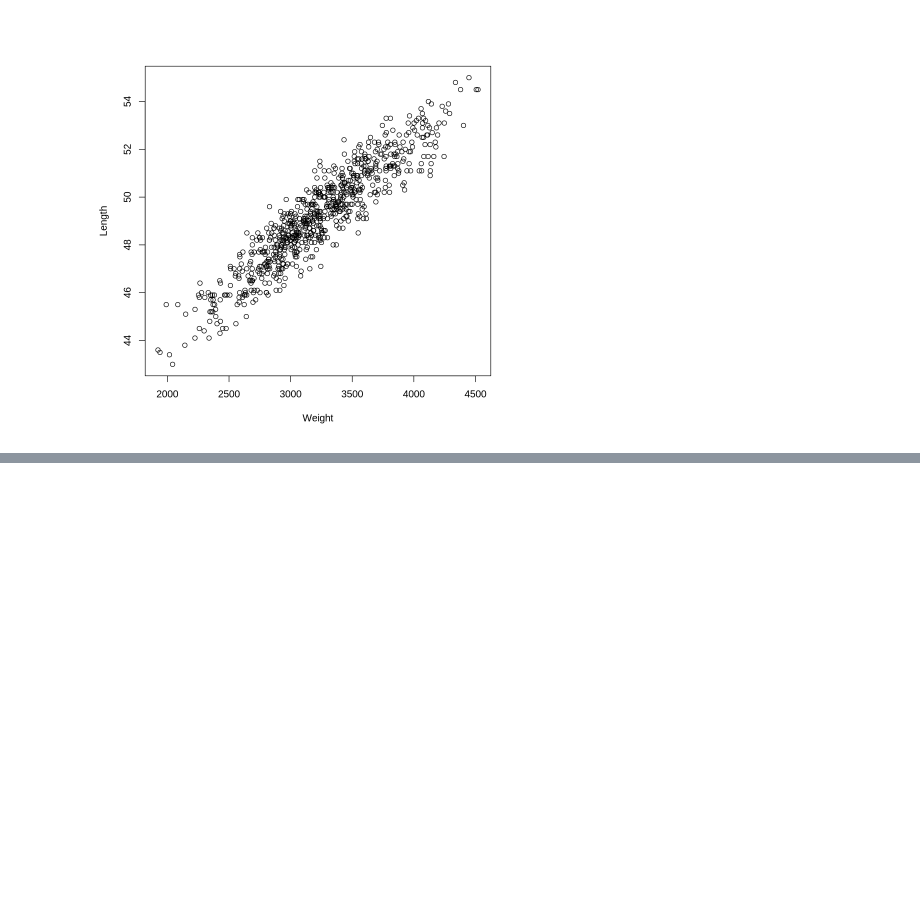
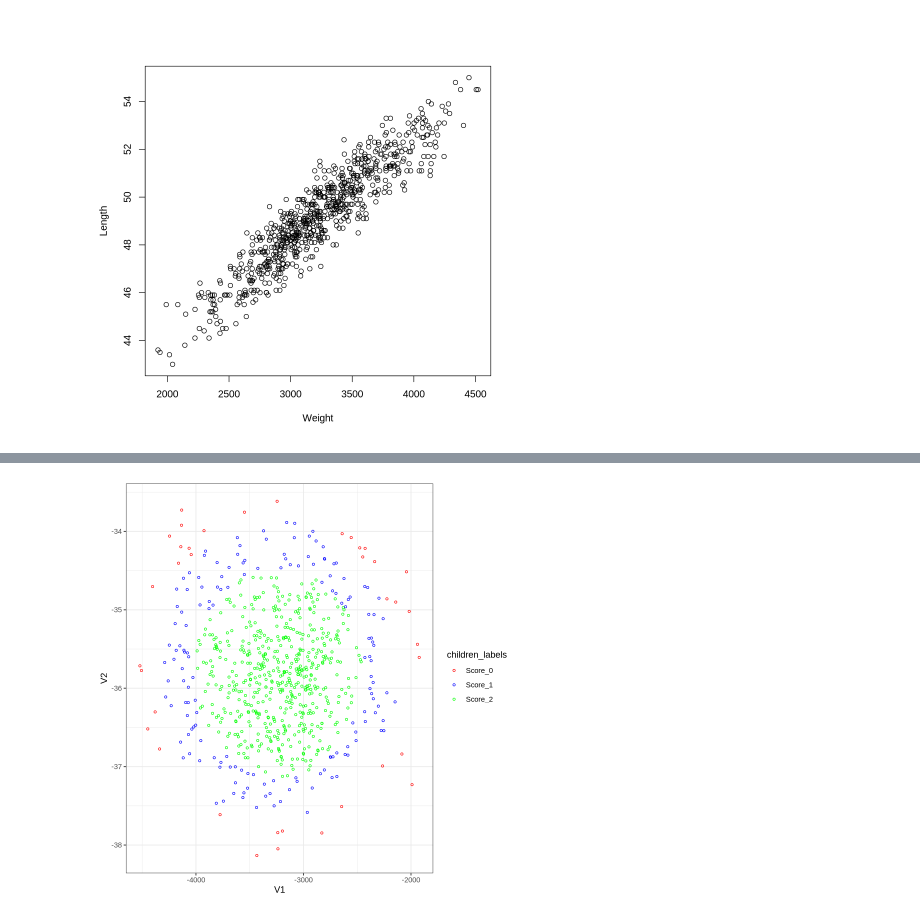
Before and after one commit to PGrabinski/statistical-learning-uwr, a Jupyter notebook: List 1/P1.ipynb, the cells around one changed output, grey strips where cells are left out. Cells and saved outputs as stored; diff of their text form; code cells hidden in the pictures; blank space fills up the shorter version.

```diff
--- a/List 1/P1.ipynb
+++ b/List 1/P1.ipynb
@@ -101,0 +97,3 @@ Traceback:
+# %%
+decomposition <- eigen(covariance)
+decomposition
@@ -101,0 +128,3 @@ Traceback:
+# %%
+children_data_ptransformed <- as.data.frame(as.matrix(children_data) %*% decomposition$vectors)
+children_data_ptransformed
@@ -101,0 +151,7 @@ Traceback:
+# %%
+ggplot() +
+geom_point(data = children_data_ptransformed, aes(x = V1, y = V2, color=children_labels), size = 1, shape = 21) +
+scale_color_manual(values = color_mapping) +
+theme_bw()
+# %% [output]
+[figure, added]
```
Also changed, not shown: parts of 12 cells of this notebook.
